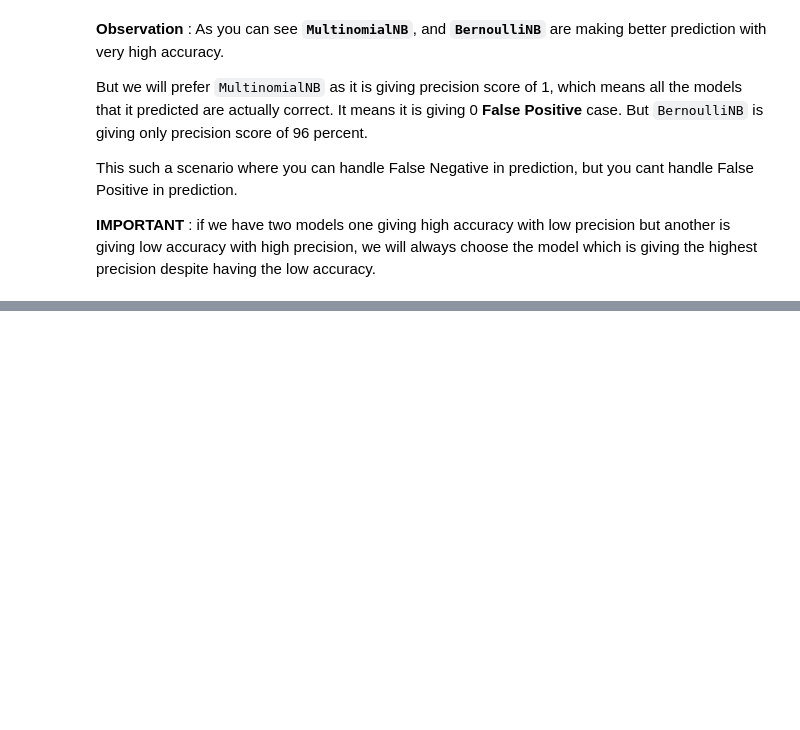
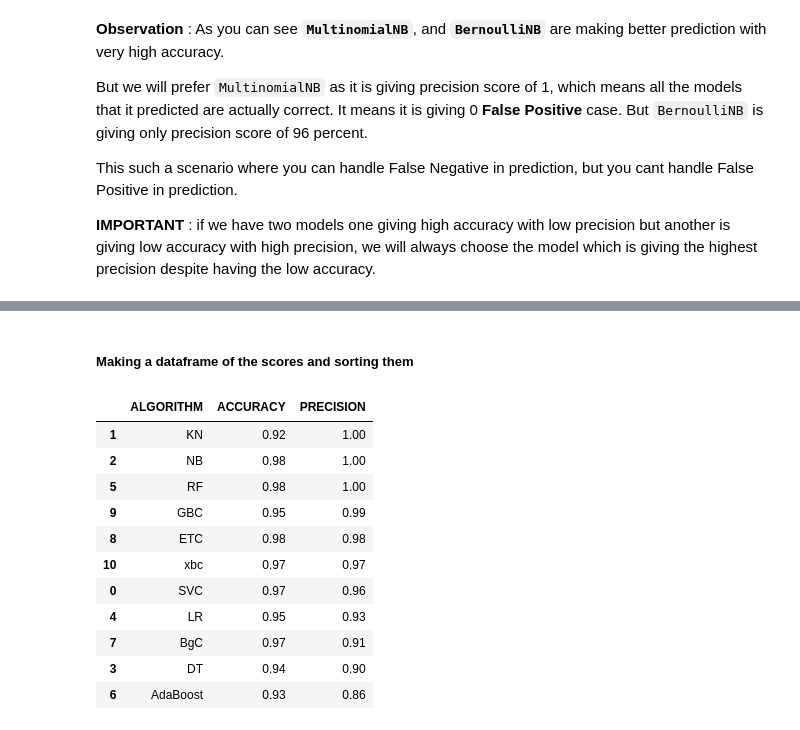
Before and after one commit to Ashura369/PROJECTS, a Jupyter notebook: Email_Spam_Classifier/2_model_building.ipynb, the cells around one changed output, grey strips where cells are left out. Drawn from its saved outputs; the diff is of its cells as text; code cells hidden in the pictures; blank space fills up the shorter version.

```diff
--- a/Email_Spam_Classifier/2_model_building.ipynb
+++ b/Email_Spam_Classifier/2_model_building.ipynb
@@ -201,0 +275,21 @@ This such a scenario where you can handle False Negative in prediction, but you
+# %% [markdown]
+##### Making a dataframe of the scores and sorting them
+# %%
+performance = pd.DataFrame({'ALGORITHM':models.keys(), 'ACCURACY':accuracy_scores, 'PRECISION':precision_scores})
+
+performance = performance.sort_values('PRECISION', ascending=False)
+
+performance
+# %% [output]
+|  | ALGORITHM | ACCURACY | PRECISION |
+| 1 | KN | 0.92 | 1.00 |
+| 2 | NB | 0.98 | 1.00 |
+| 5 | RF | 0.98 | 1.00 |
+| 9 | GBC | 0.95 | 0.99 |
+| 8 | ETC | 0.98 | 0.98 |
+| 10 | xbc | 0.97 | 0.97 |
+| 0 | SVC | 0.97 | 0.96 |
+| 4 | LR | 0.95 | 0.93 |
+| 7 | BgC | 0.97 | 0.91 |
+| 3 | DT | 0.94 | 0.90 |
+| 6 | AdaBoost | 0.93 | 0.86 |
```
Also changed, not shown: parts of 11 cells of this notebook.
